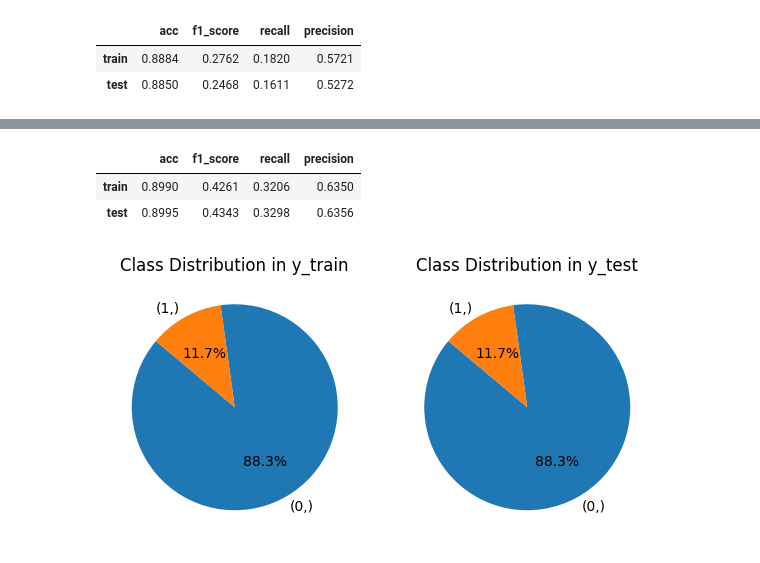
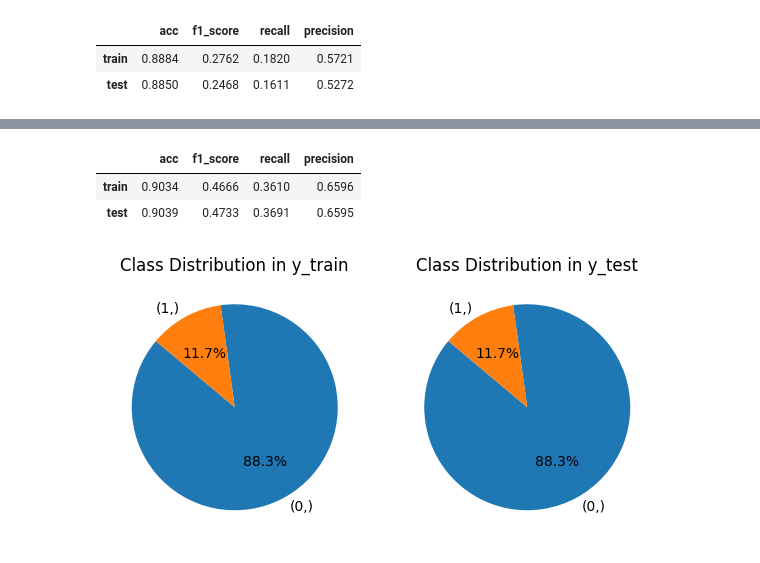
Before and after one commit to bellepoque7/sparta_ml, a Jupyter notebook: A02_최영아.ipynb, the cells around one changed output, grey strips where cells are left out. Cells and saved outputs as stored; diff of their text form; code cells hidden in the pictures.

Commit message:
Challenge: drop nan of education feature

```diff
--- a/A02_최영아.ipynb
+++ b/A02_최영아.ipynb
@@ -900,8 +860,0 @@ get_score(X_train, X_test, numeric_col + ["default", "housing", "loan", 'contact
-# %%
-# month
-X_train['month'] = pd.to_datetime(X_train['month'], format='%b').dt.month
-X_test['month'] = pd.to_datetime(X_test['month'], format='%b').dt.month
-
-minmax_scaler = MinMaxScaler()
-X_train[['month']] = minmax_scaler.fit_transform(X_train[['month']])
-X_test[['month']] = minmax_scaler.transform(X_test[['month']])
@@ -915,16 +860,0 @@ get_score(X_train, X_test, numeric_col + ["default", "housing", "loan", 'contact
-# %%
-# education
-def get_edu(x):
-    if x=='primary':
-        return 1
-    elif x=='secondary':
-        return 2
-    elif x=='tertiary':
-        return 3
-    else:
-        return 0
-X_train['education'] = X_train['education'].apply(get_edu)
-X_test['education'] = X_test['education'].apply(get_edu)
-
-X_train[['education']] = minmax_scaler.fit_transform(X_train[['education']])
-X_test[['education']] = minmax_scaler.transform(X_test[['education']])
@@ -938,4 +860,0 @@ get_score(X_train, X_test, numeric_col + ["default", "housing", "loan", 'contact
-# %%
-# poutcome
-X_train['poutcome'] = X_train['poutcome'].apply(lambda x: 1 if x=='success' else (-1 if x=='failure' else 0))
-X_test['poutcome'] = X_test['poutcome'].apply(lambda x: 1 if x=='success' else (-1 if x=='failure' else 0))
@@ -975,11 +887,10 @@ def get_category(X_train:pd.DataFrame, X_test:pd.DataFrame):
 
     #범주형변수
     # 'job','marital','education','default','housing','loan','contact','month','poutcome'
-    new_category_col = ['job']
 
     #범주형 컬럼 더미화 하기
-    X_train_dummies = pd.get_dummies(X_train[new_category_col])
-    X_test_dummies = pd.get_dummies(X_test[new_category_col])
+    X_train_dummies = pd.get_dummies(X_train[category_col])
+    X_test_dummies = pd.get_dummies(X_test[category_col])
 
     # 더미화한 변수를 기존 데이터셋에 합치기
     X_train = pd.concat([X_train, X_train_dummies], axis = 1)
@@ -996,10 +907,9 @@ len(col_dummies)
 # %%
-category_col.remove('job')
-get_score(X_train, X_test, numeric_col + col_dummies + category_col)
+get_score(X_train, X_test, numeric_col + col_dummies)
 # %% [output]
 |  | acc | f1_score | recall | precision |
-| train | 0.8990 | 0.4261 | 0.3206 | 0.6350 |
-| test | 0.8995 | 0.4343 | 0.3298 | 0.6356 |
+| train | 0.9034 | 0.4666 | 0.3610 | 0.6596 |
+| test | 0.9039 | 0.4733 | 0.3691 | 0.6595 |
 # %%
 #train, test 데이터의 라벨 수 세기
 
```
Also changed, not shown: parts of 16 cells of this notebook.
